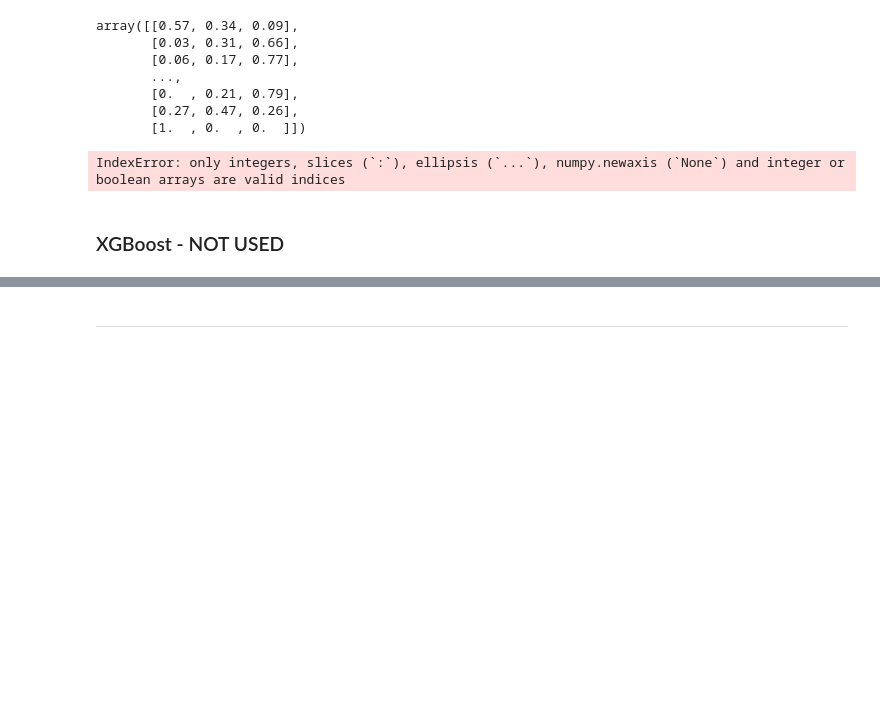
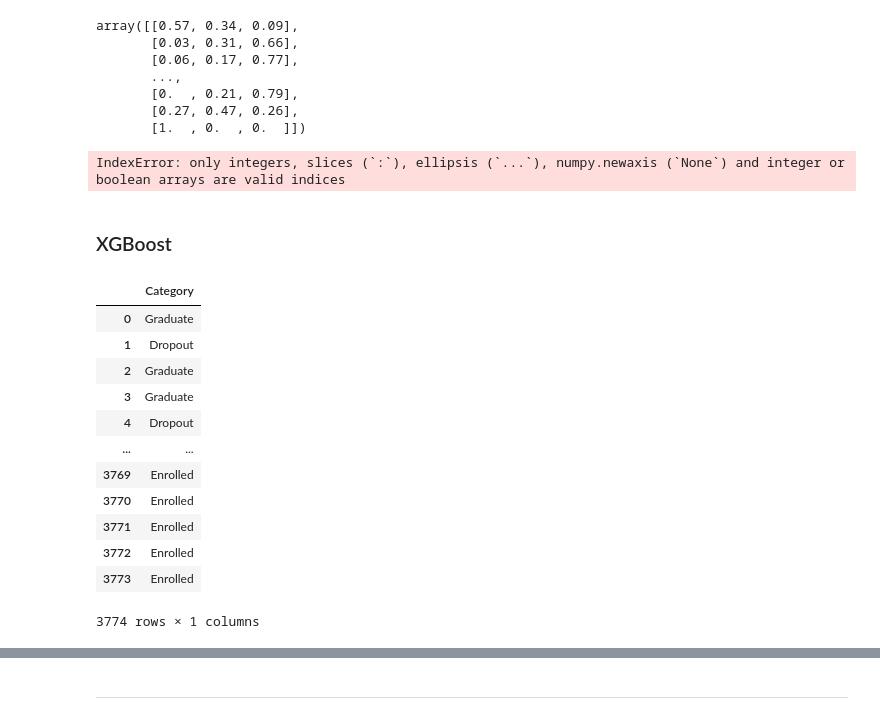
Before and after one commit to tanialemos/student-dropout-challenge, a Jupyter notebook: nb.ipynb, the cells around one changed output, grey strips where cells are left out. Saved outputs shown, nothing was run; the diff lists cells and outputs as text; code cells hidden in the pictures; blank space fills up the shorter version.

Commit message:
xgboost

```diff
--- a/nb.ipynb
+++ b/nb.ipynb
@@ -484,4 +475,4 @@ for i in classes:
 # %% [output]
 IndexError: only integers, slices (`:`), ellipsis (`...`), numpy.newaxis (`None`) and integer or boolean arrays are valid indices
 # %% [markdown]
-### XGBoost - NOT USED
+### XGBoost
@@ -487,0 +490,17 @@ IndexError: only integers, slices (`:`), ellipsis (`...`), numpy.newaxis (`None`
+# %%
+y_copy = pd.DataFrame(y)
+y_copy
+# %% [output]
+|  | Category |
+| 0 | Graduate |
+| 1 | Dropout |
+| 2 | Graduate |
+| 3 | Graduate |
+| 4 | Dropout |
+| ... | ... |
+| 3769 | Enrolled |
+| 3770 | Enrolled |
+| 3771 | Enrolled |
+| 3772 | Enrolled |
+| 3773 | Enrolled |
+3774 rows × 1 columns
```
Also changed, not shown: parts of 13 cells of this notebook.
